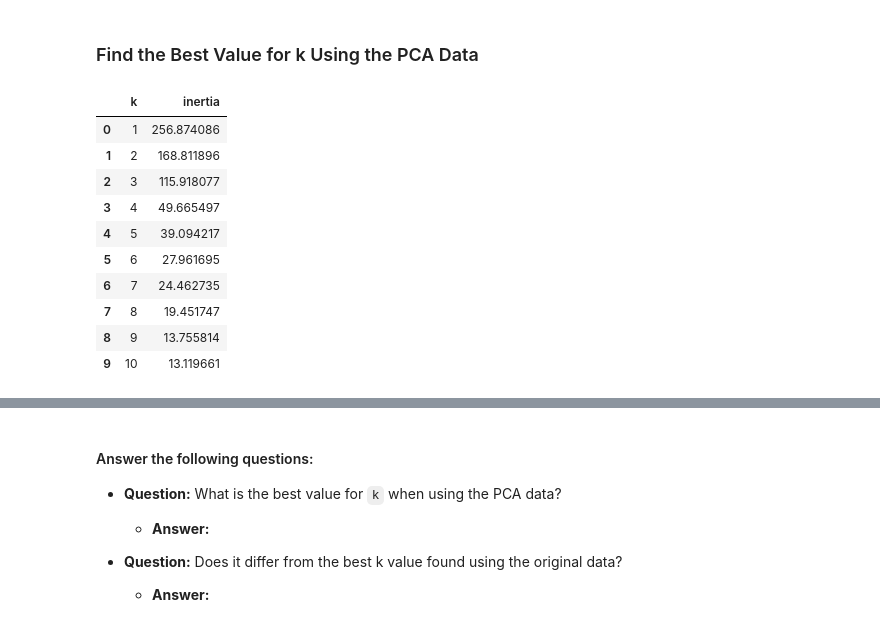
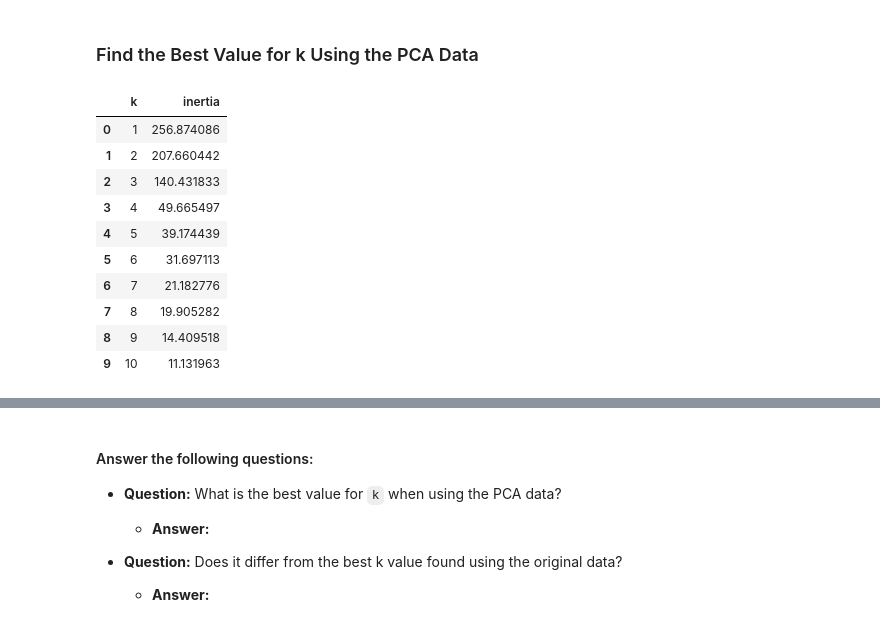
Before and after one commit to tbrown14611/CryptoClustering, a Jupyter notebook: Crypto_Clustering.ipynb, the cells around one changed output, grey strips where cells are left out. Saved outputs shown, nothing was run; the diff lists cells and outputs as text; code cells hidden in the pictures.

```diff
--- a/Crypto_Clustering.ipynb
+++ b/Crypto_Clustering.ipynb
@@ -136,5 +169,7 @@ market_data_scaled_df
 ### Cluster Cryptocurrencies with K-means Using the Original Scaled Data.
 # %%
 # Initialize the K-Means model using the best value for k
+model = KMeans(n_clusters=4, n_init='auto', random_state=1)
 # %%
 # Fit the K-Means model using the scaled data
+model.fit(market_data_scaled_df)
@@ -166,11 +231,17 @@ market_data_scaled_df
 ### Optimize Clusters with Principal Component Analysis.
 # %%
 # Create a PCA model instance and set `n_components=3`.
+# Import the PCA module
+from sklearn.decomposition import PCA
+
+pca = PCA(n_components=3)
 # %%
 # Use the PCA model with `fit_transform` on the original scaled DataFrame to reduce to three principal components.
-
+# Fit the PCA model on the transformed credit card DataFrame
+coin_pca = pca.fit_transform(market_data_scaled_df)
 
 # View the first five rows of the DataFrame.
+coin_pca[:5]
 # %% [output]
 array([[-0.60066733,  0.84276006,  0.46159457],
        [-0.45826071,  0.45846566,  0.95287678],
@@ -219,37 +282,42 @@ array([0.3719856 , 0.34700813, 0.17603793])
 # %%
 # Create a list with the number of k-values to try
 # Use a range from 1 to 11
-
+k = list(range(1, 11))
 
 # Create an empty list to store the inertia values
-
+inertia = []
 
 # Create a for loop to compute the inertia with each possible value of k
 # Inside the loop:
 # 1. Create a KMeans model using the loop counter for the n_clusters
 # 2. Fit the model to the data using PCA DataFrame.
+pca_df = pd.DataFrame(coin_pca)
 # 3. Append the model.inertia_ to the inertia list
-
+for i in k:
+    k_model = KMeans(n_clusters=i, n_init='auto', random_state=None)
+    k_model.fit(pca_df)
+    inertia.append(k_model.inertia_)
 
 # Create a dictionary with the data to plot the Elbow curve
-
+elbow_data = {"k": k, "inertia": inertia}
 
 # Create a DataFrame with the data to plot the Elbow curve
-
+df_elbow = pd.DataFrame(elbow_data)
 
 # Display the DataFrame
+df_elbow
 # %% [output]
 |  | k | inertia |
 | 0 | 1 | 256.874086 |
-| 1 | 2 | 168.811896 |
-| 2 | 3 | 115.918077 |
+| 1 | 2 | 207.660442 |
+| 2 | 3 | 140.431833 |
 | 3 | 4 | 49.665497 |
-| 4 | 5 | 39.094217 |
-| 5 | 6 | 27.961695 |
-| 6 | 7 | 24.462735 |
-| 7 | 8 | 19.451747 |
-| 8 | 9 | 13.755814 |
-| 9 | 10 | 13.119661 |
+| 4 | 5 | 39.174439 |
+| 5 | 6 | 31.697113 |
+| 6 | 7 | 21.182776 |
+| 7 | 8 | 19.905282 |
+| 8 | 9 | 14.409518 |
+| 9 | 10 | 11.131963 |
 # %%
 # Plot a line chart with all the inertia values computed with
 # the different values of k to visually identify the optimal value for k.
```
Also changed, not shown: parts of 17 cells of this notebook.
